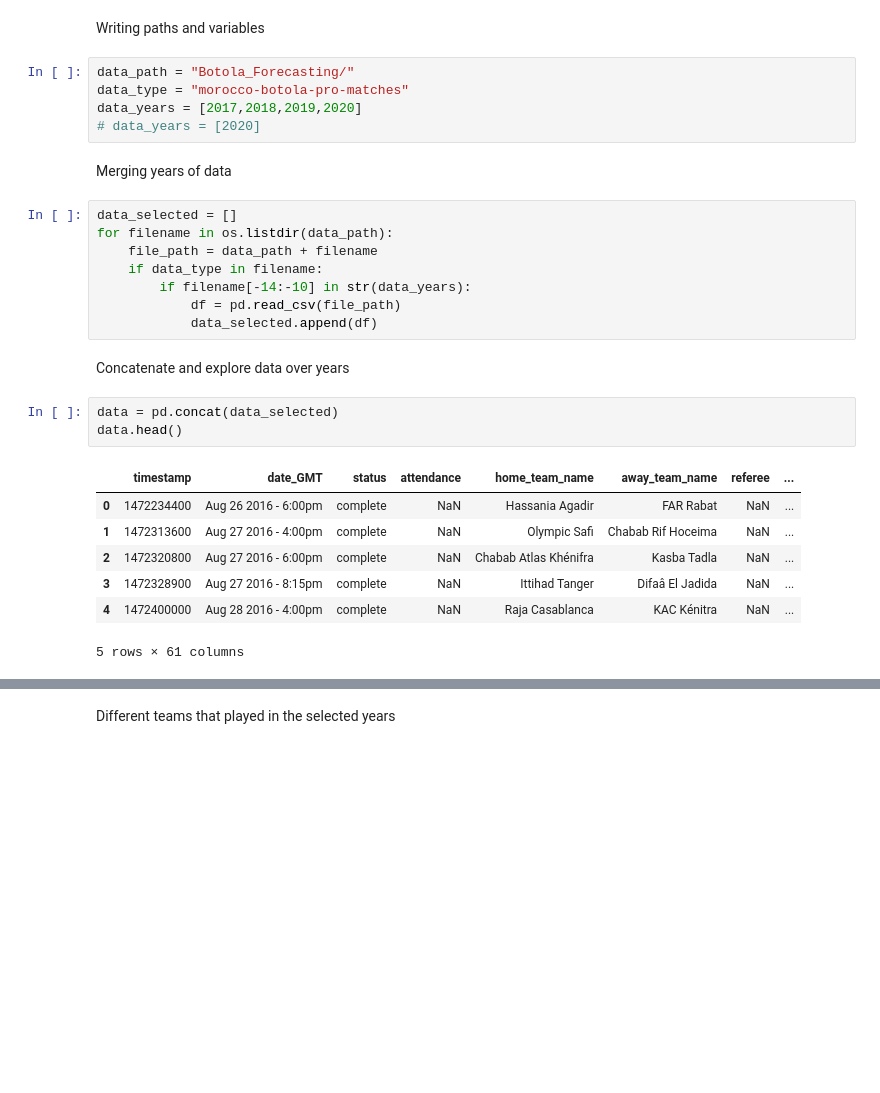
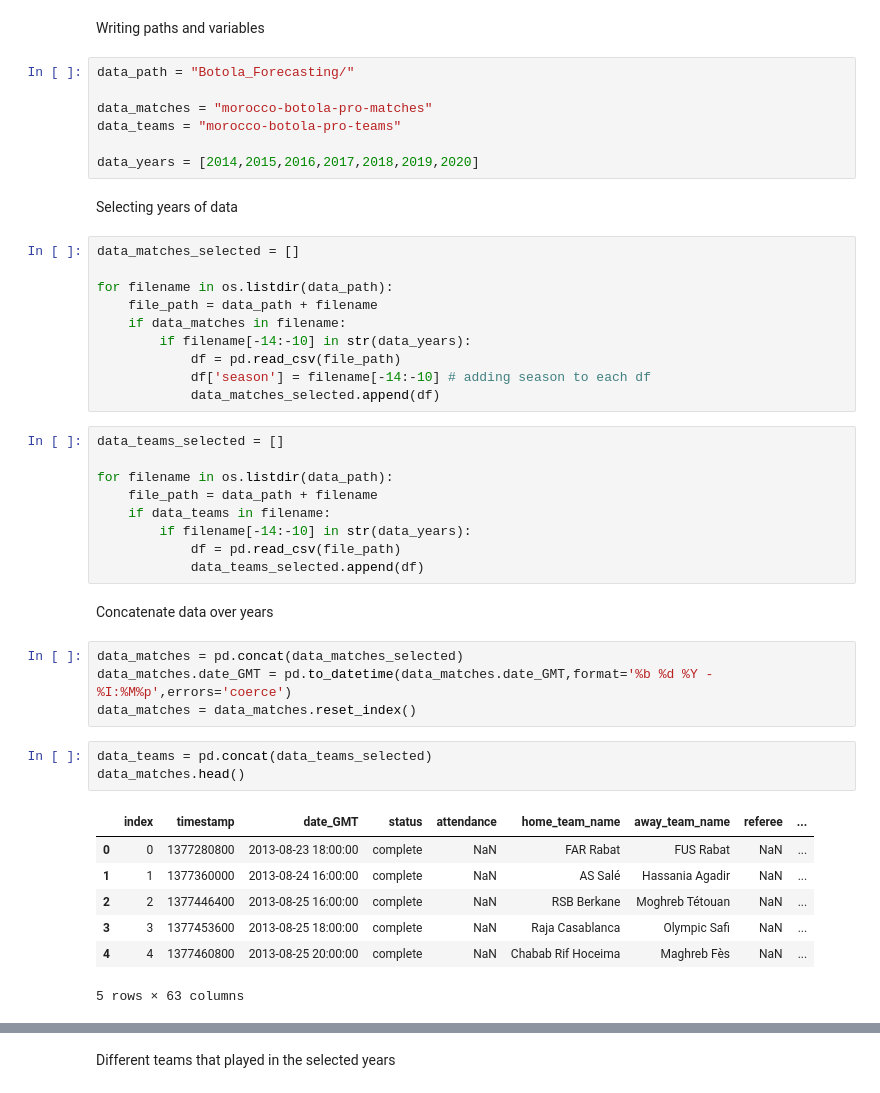
Before and after one commit to melfaiz/BotolaAspro, a Jupyter notebook: Forecasting_Botola.ipynb, the cells around one changed output, grey strips where cells are left out. Cells and saved outputs as stored; diff of their text form; blank space fills up the shorter version.

```diff
--- a/Forecasting_Botola.ipynb
+++ b/Forecasting_Botola.ipynb
@@ -9,29 +12,46 @@ import matplotlib.pyplot as plt
 Writing paths and variables
 # %%
 data_path = "Botola_Forecasting/"
-data_type = "morocco-botola-pro-matches"
-data_years = [2017,2018,2019,2020]
-# data_years = [2020]
+
+data_matches = "morocco-botola-pro-matches"
+data_teams = "morocco-botola-pro-teams"
+
+data_years = [2014,2015,2016,2017,2018,2019,2020]
 # %% [markdown]
-Merging years of data
+Selecting years of data
+# %%
+data_matches_selected = []
+
+for filename in os.listdir(data_path):
+    file_path = data_path + filename
+    if data_matches in filename:
+        if filename[-14:-10] in str(data_years):
+            df = pd.read_csv(file_path)
+            df['season'] = filename[-14:-10] # adding season to each df
+            data_matches_selected.append(df)
 # %%
-data_selected = []
+data_teams_selected = []
+
 for filename in os.listdir(data_path):
     file_path = data_path + filename
-    if data_type in filename:
+    if data_teams in filename:
         if filename[-14:-10] in str(data_years):
             df = pd.read_csv(file_path)
-            data_selected.append(df)
+            data_teams_selected.append(df)
 # %% [markdown]
-Concatenate and explore data over years
+Concatenate data over years
+# %%
+data_matches = pd.concat(data_matches_selected)
+data_matches.date_GMT = pd.to_datetime(data_matches.date_GMT,format='%b %d %Y - %I:%M%p',errors='coerce')
+data_matches = data_matches.reset_index()
 # %%
-data = pd.concat(data_selected)
-data.head()
+data_teams = pd.concat(data_teams_selected)
+data_matches.head()
 # %% [output]
-|  | timestamp | date_GMT | status | attendance | home_team_name | away_team_name | referee | ... |
-| 0 | 1472234400 | Aug 26 2016 - 6:00pm | complete | NaN | Hassania Agadir | FAR Rabat | NaN | ... |
-| 1 | 1472313600 | Aug 27 2016 - 4:00pm | complete | NaN | Olympic Safi | Chabab Rif Hoceima | NaN | ... |
-| 2 | 1472320800 | Aug 27 2016 - 6:00pm | complete | NaN | Chabab Atlas Khénifra | Kasba Tadla | NaN | ... |
-| 3 | 1472328900 | Aug 27 2016 - 8:15pm | complete | NaN | Ittihad Tanger | Difaâ El Jadida | NaN | ... |
-| 4 | 1472400000 | Aug 28 2016 - 4:00pm | complete | NaN | Raja Casablanca | KAC Kénitra | NaN | ... |
+|  | index | timestamp | date_GMT | status | attendance | home_team_name | away_team_name | referee | ... |
+| 0 | 0 | 1377280800 | 2013-08-23 18:00:00 | complete | NaN | FAR Rabat | FUS Rabat | NaN | ... |
+| 1 | 1 | 1377360000 | 2013-08-24 16:00:00 | complete | NaN | AS Salé | Hassania Agadir | NaN | ... |
+| 2 | 2 | 1377446400 | 2013-08-25 16:00:00 | complete | NaN | RSB Berkane | Moghreb Tétouan | NaN | ... |
+| 3 | 3 | 1377453600 | 2013-08-25 18:00:00 | complete | NaN | Raja Casablanca | Olympic Safi | NaN | ... |
+| 4 | 4 | 1377460800 | 2013-08-25 20:00:00 | complete | NaN | Chabab Rif Hoceima | Maghreb Fès | NaN | ... |
-5 rows × 61 columns
+5 rows × 63 columns
```
Also changed, not shown: parts of 34 cells of this notebook.
